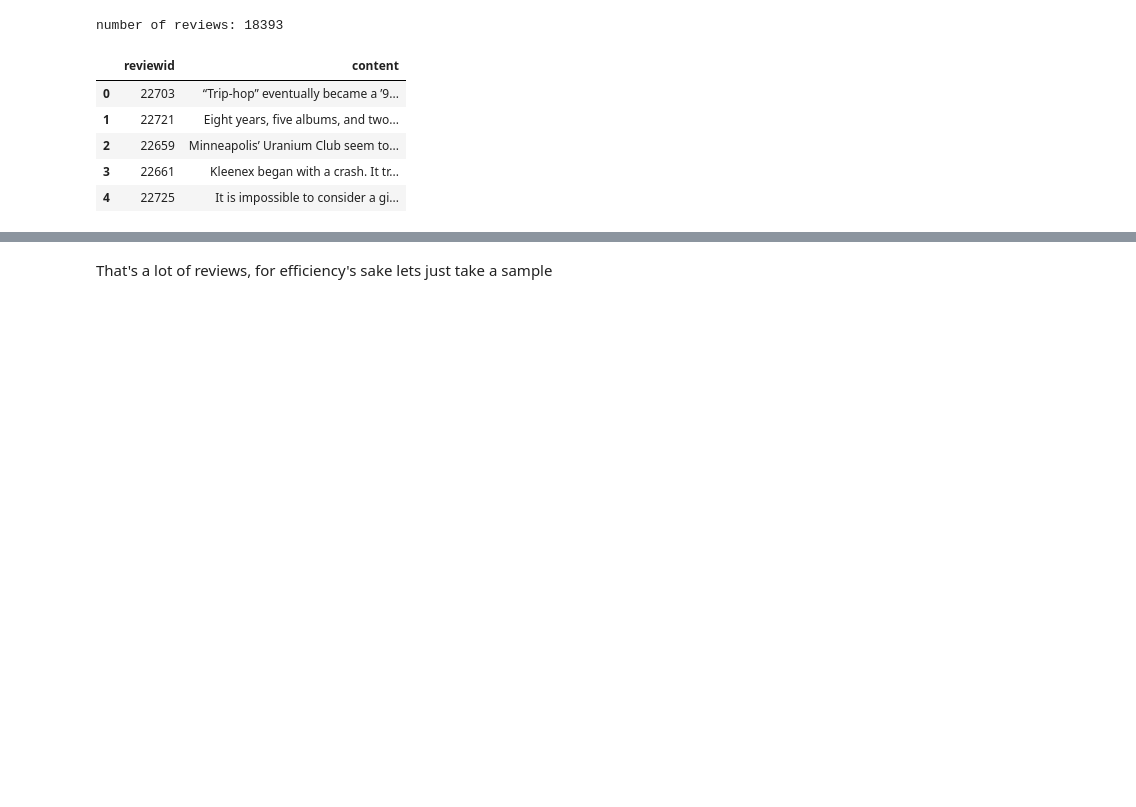
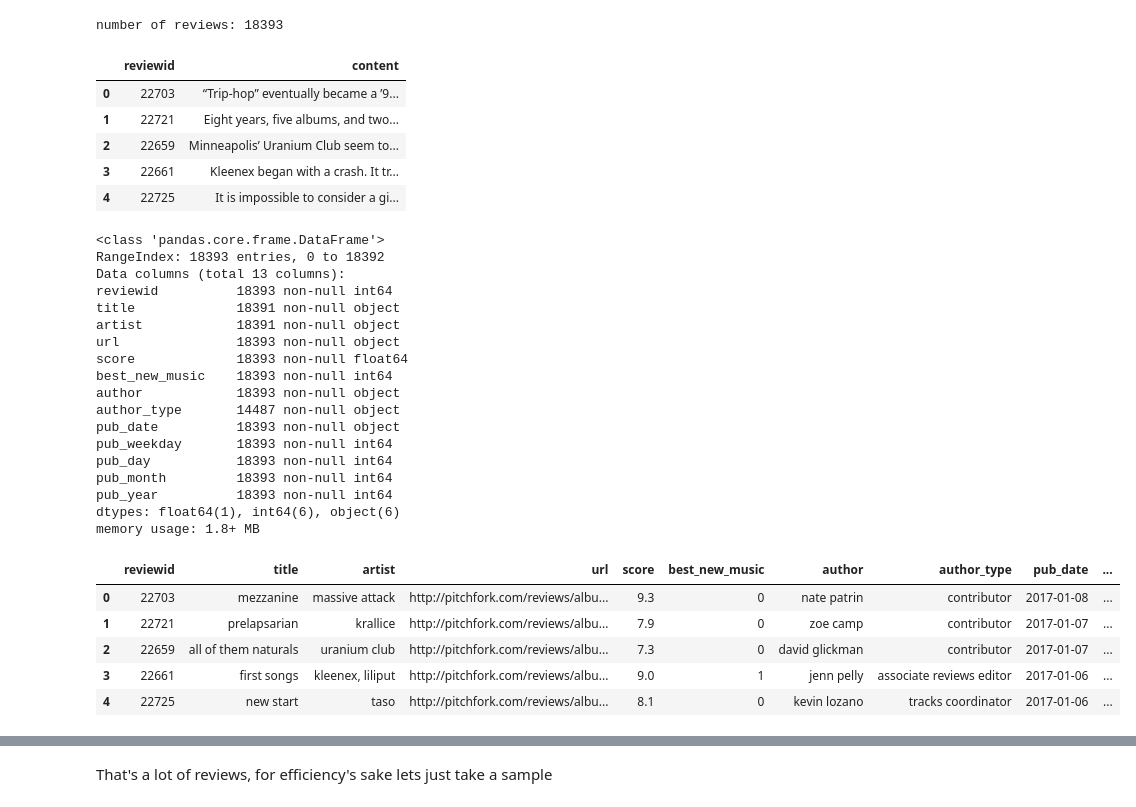
Before and after one commit to ncmatson/SMU_ML_Labs, a Jupyter notebook: 02smuml_lab/lab2.ipynb, the cells around one changed output, grey strips where cells are left out. Cells and saved outputs as stored; diff of their text form; code cells hidden in the pictures; blank space fills up the shorter version.

```diff
--- a/02smuml_lab/lab2.ipynb
+++ b/02smuml_lab/lab2.ipynb
@@ -23,3 +25,32 @@ number of reviews: 18393
 | 2 | 22659 | Minneapolis’ Uranium Club seem to... |
 | 3 | 22661 | Kleenex began with a crash. It tr... |
 | 4 | 22725 | It is impossible to consider a gi... |
+# %%
+meta = pd.read_csv('../../data/meta.csv')
+meta.info()
+meta.head()
+# %% [output]
+<class 'pandas.core.frame.DataFrame'>
+RangeIndex: 18393 entries, 0 to 18392
+Data columns (total 13 columns):
+reviewid          18393 non-null int64
+title             18391 non-null object
+artist            18391 non-null object
+url               18393 non-null object
+score             18393 non-null float64
+best_new_music    18393 non-null int64
+author            18393 non-null object
+author_type       14487 non-null object
+pub_date          18393 non-null object
+pub_weekday       18393 non-null int64
+pub_day           18393 non-null int64
+pub_month         18393 non-null int64
+pub_year          18393 non-null int64
+dtypes: float64(1), int64(6), object(6)
+memory usage: 1.8+ MB
+|  | reviewid | title | artist | url | score | best_new_music | author | author_type | pub_date | ... |
+| 0 | 22703 | mezzanine | massive attack | http://pitchfork.com/reviews/albu... | 9.3 | 0 | nate patrin | contributor | 2017-01-08 | ... |
+| 1 | 22721 | prelapsarian | krallice | http://pitchfork.com/reviews/albu... | 7.9 | 0 | zoe camp | contributor | 2017-01-07 | ... |
+| 2 | 22659 | all of them naturals | uranium club | http://pitchfork.com/reviews/albu... | 7.3 | 0 | david glickman | contributor | 2017-01-07 | ... |
+| 3 | 22661 | first songs | kleenex, liliput | http://pitchfork.com/reviews/albu... | 9.0 | 1 | jenn pelly | associate reviews editor | 2017-01-06 | ... |
+| 4 | 22725 | new start | taso | http://pitchfork.com/reviews/albu... | 8.1 | 0 | kevin lozano | tracks coordinator | 2017-01-06 | ... |
```
Also changed, not shown: parts of 29 cells of this notebook.
